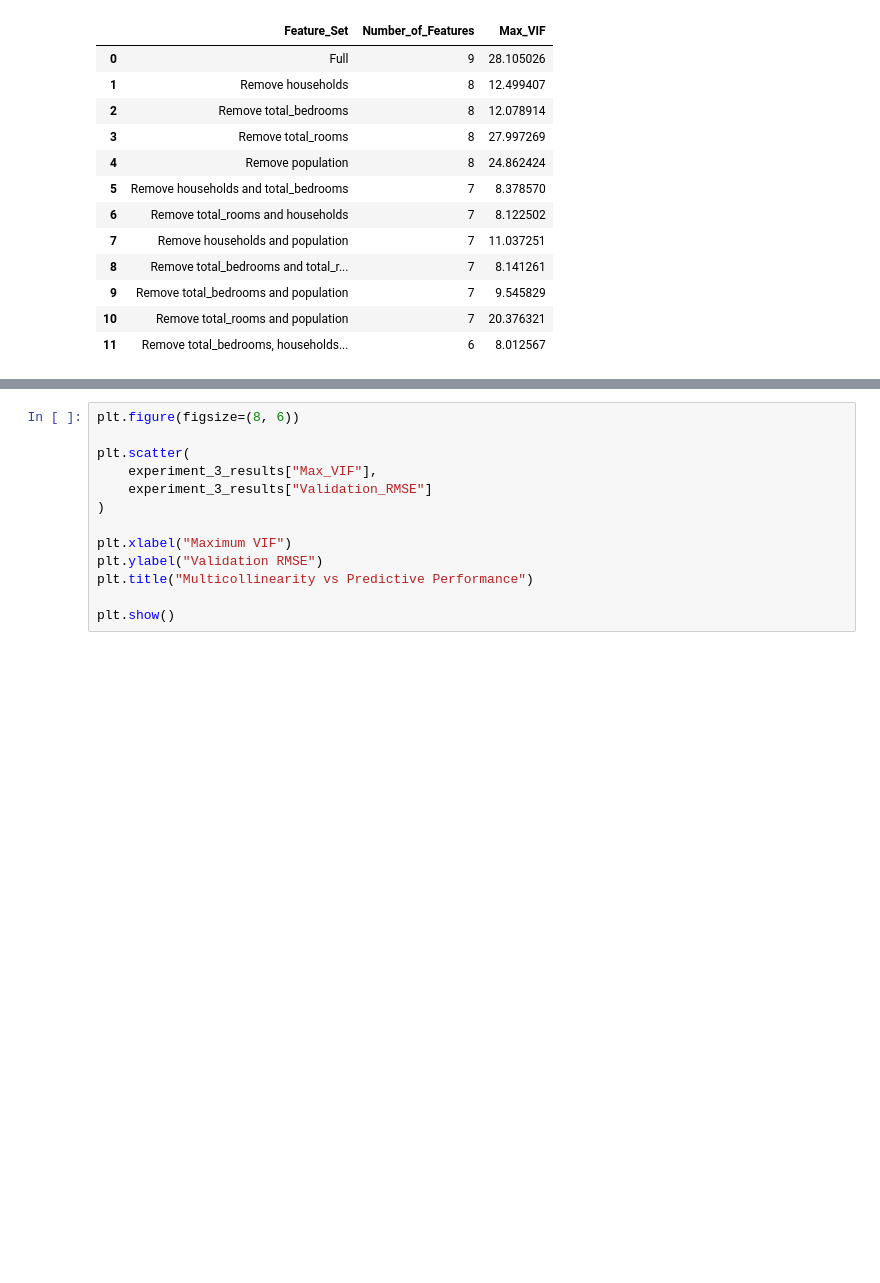
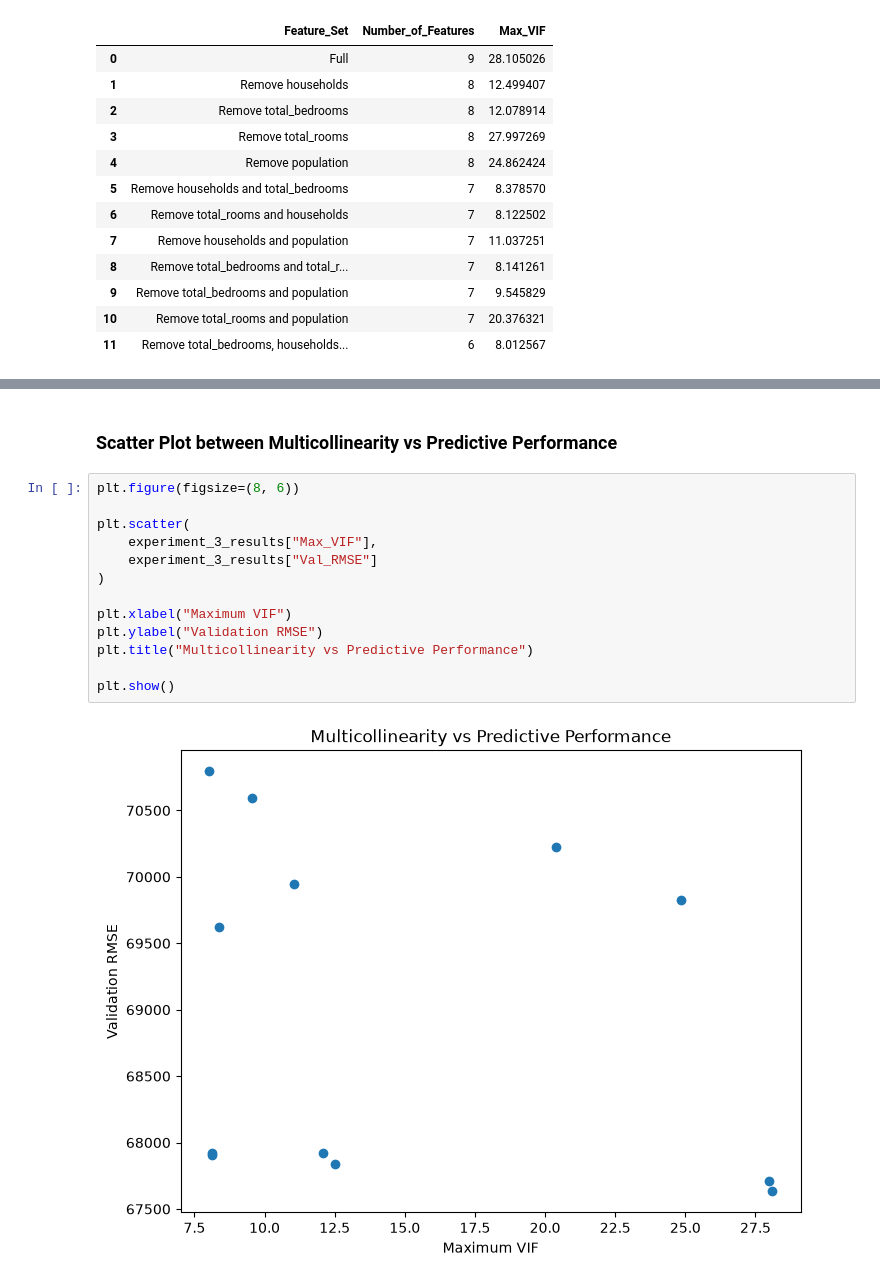
Before and after one commit to amanvashisth/House-Price-Prediction-ML-Project, a Jupyter notebook: Notebooks/Experiments/experiment_3.ipynb, the cells around one changed output, grey strips where cells are left out. Saved outputs shown, nothing was run; the diff lists cells and outputs as text; blank space fills up the shorter version.

```diff
--- a/Notebooks/Experiments/experiment_3.ipynb
+++ b/Notebooks/Experiments/experiment_3.ipynb
@@ -378,13 +461,17 @@ plt.show()
+# %% [markdown]
+### Scatter Plot between Multicollinearity vs Predictive Performance
 # %%
 plt.figure(figsize=(8, 6))
 
 plt.scatter(
     experiment_3_results["Max_VIF"],
-    experiment_3_results["Validation_RMSE"]
+    experiment_3_results["Val_RMSE"]
 )
 
 plt.xlabel("Maximum VIF")
 plt.ylabel("Validation RMSE")
 plt.title("Multicollinearity vs Predictive Performance")
 
 plt.show()
+# %% [output]
+[figure, added]
```
Also changed, not shown: parts of 18 cells of this notebook.
